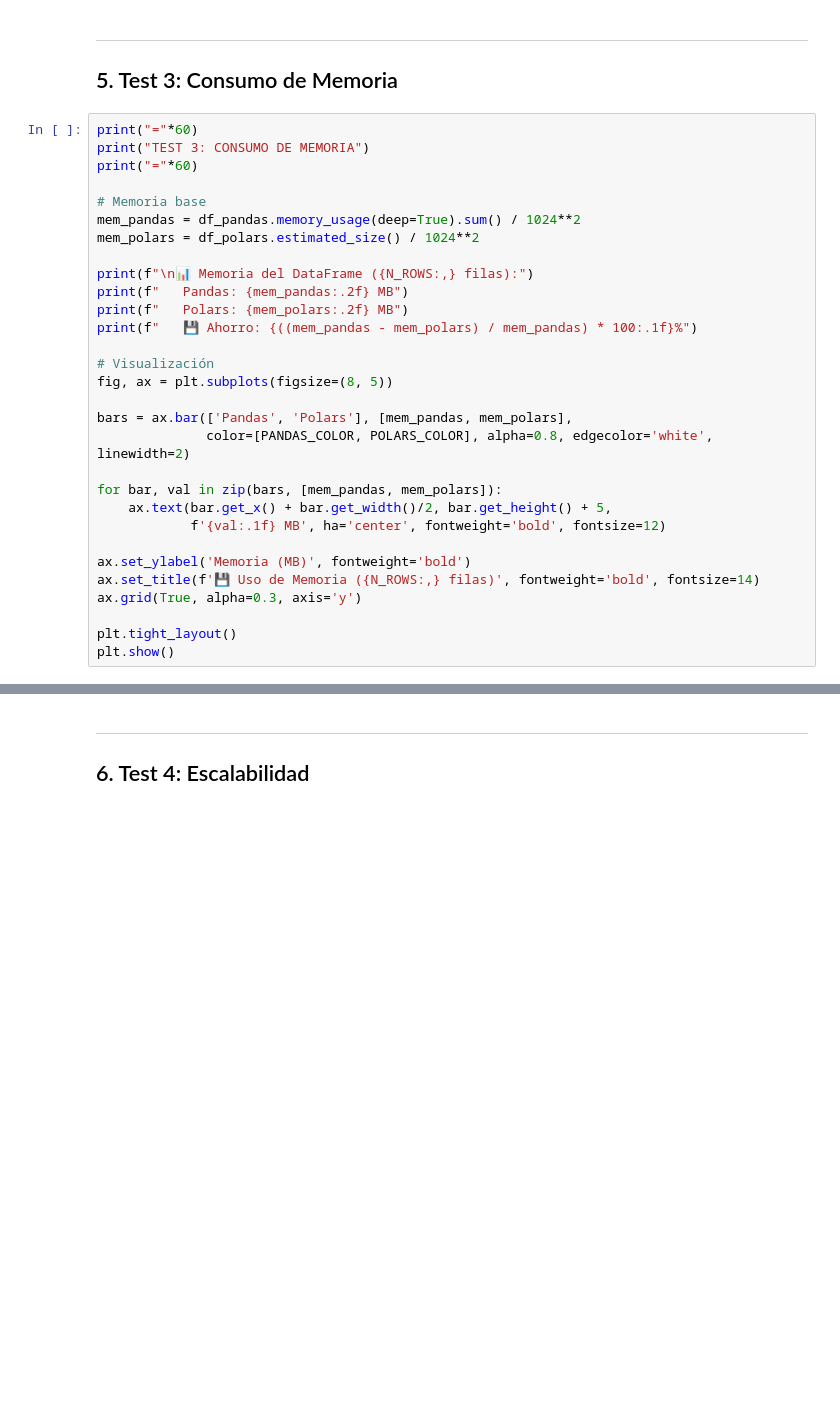
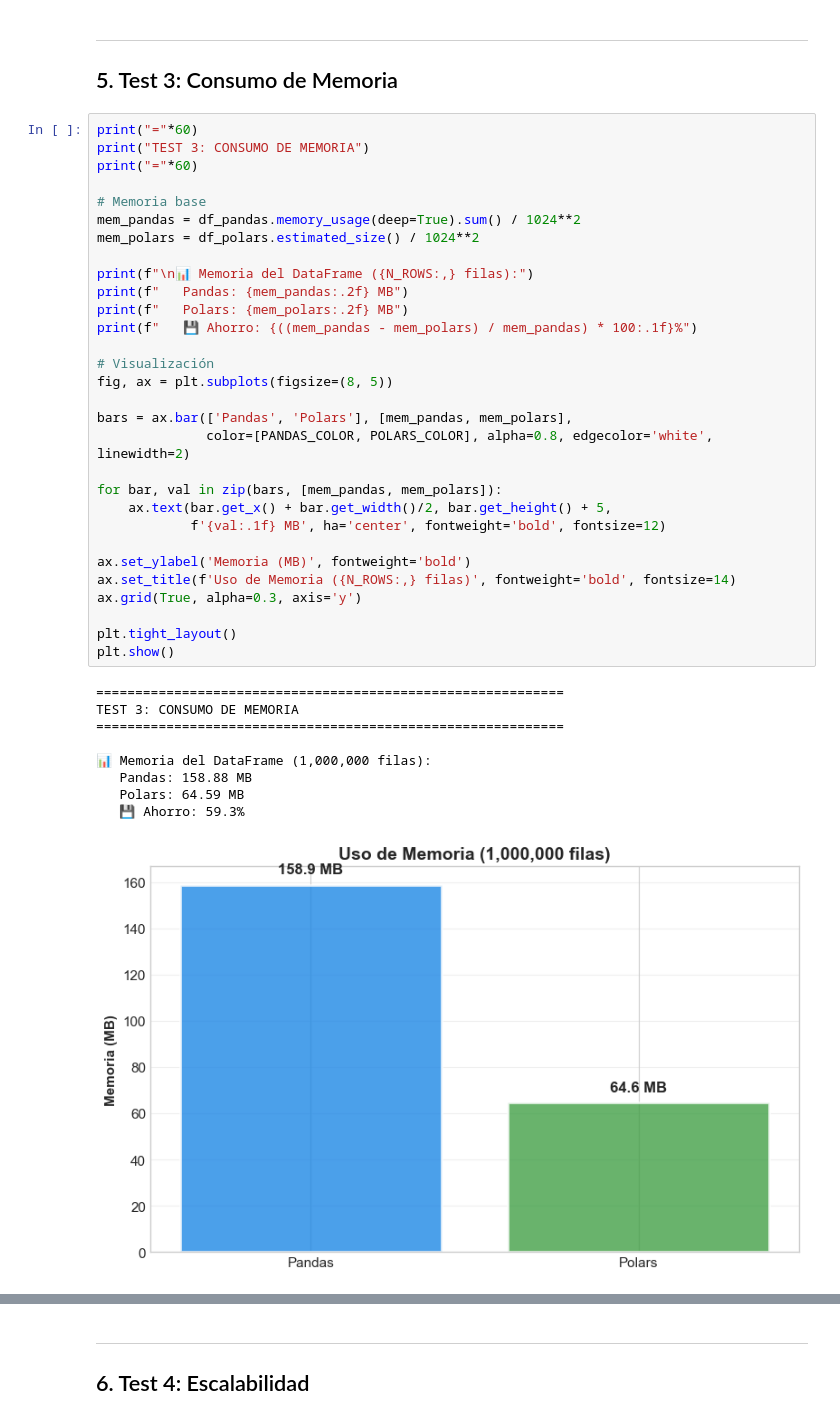
Before and after one commit to huayratoro/polars_benchmarks, a Jupyter notebook: benchmark_pandas_vs_polars.ipynb, the cells around one changed output, grey strips where cells are left out. Saved outputs shown, nothing was run; the diff lists cells and outputs as text; blank space fills up the shorter version.

```diff
--- a/benchmark_pandas_vs_polars.ipynb
+++ b/benchmark_pandas_vs_polars.ipynb
@@ -343,33 +435,43 @@ print(f"Polars (Lazy):        {r_polars_lazy['median']*1000:>8.2f} ms  ({r_panda
 # %%
 print("="*60)
 print("TEST 3: CONSUMO DE MEMORIA")
 print("="*60)
 
 # Memoria base
 mem_pandas = df_pandas.memory_usage(deep=True).sum() / 1024**2
 mem_polars = df_polars.estimated_size() / 1024**2
 
 print(f"\n📊 Memoria del DataFrame ({N_ROWS:,} filas):")
 print(f"   Pandas: {mem_pandas:.2f} MB")
 print(f"   Polars: {mem_polars:.2f} MB")
 print(f"   💾 Ahorro: {((mem_pandas - mem_polars) / mem_pandas) * 100:.1f}%")
 
 # Visualización
 fig, ax = plt.subplots(figsize=(8, 5))
 
 bars = ax.bar(['Pandas', 'Polars'], [mem_pandas, mem_polars],
               color=[PANDAS_COLOR, POLARS_COLOR], alpha=0.8, edgecolor='white', linewidth=2)
 
 for bar, val in zip(bars, [mem_pandas, mem_polars]):
     ax.text(bar.get_x() + bar.get_width()/2, bar.get_height() + 5,
             f'{val:.1f} MB', ha='center', fontweight='bold', fontsize=12)
 
 ax.set_ylabel('Memoria (MB)', fontweight='bold')
-ax.set_title(f'💾 Uso de Memoria ({N_ROWS:,} filas)', fontweight='bold', fontsize=14)
+ax.set_title(f'Uso de Memoria ({N_ROWS:,} filas)', fontweight='bold', fontsize=14)
 ax.grid(True, alpha=0.3, axis='y')
 
 plt.tight_layout()
 plt.show()
+# %% [output]
+============================================================
+TEST 3: CONSUMO DE MEMORIA
+============================================================
+
+📊 Memoria del DataFrame (1,000,000 filas):
+   Pandas: 158.88 MB
+   Polars: 64.59 MB
+   💾 Ahorro: 59.3%
+[figure, added]
 # %%
 # Tipos de datos
 print("\n📋 Comparación de tipos de datos:")
```
Also changed, not shown: parts of 22 cells of this notebook.
